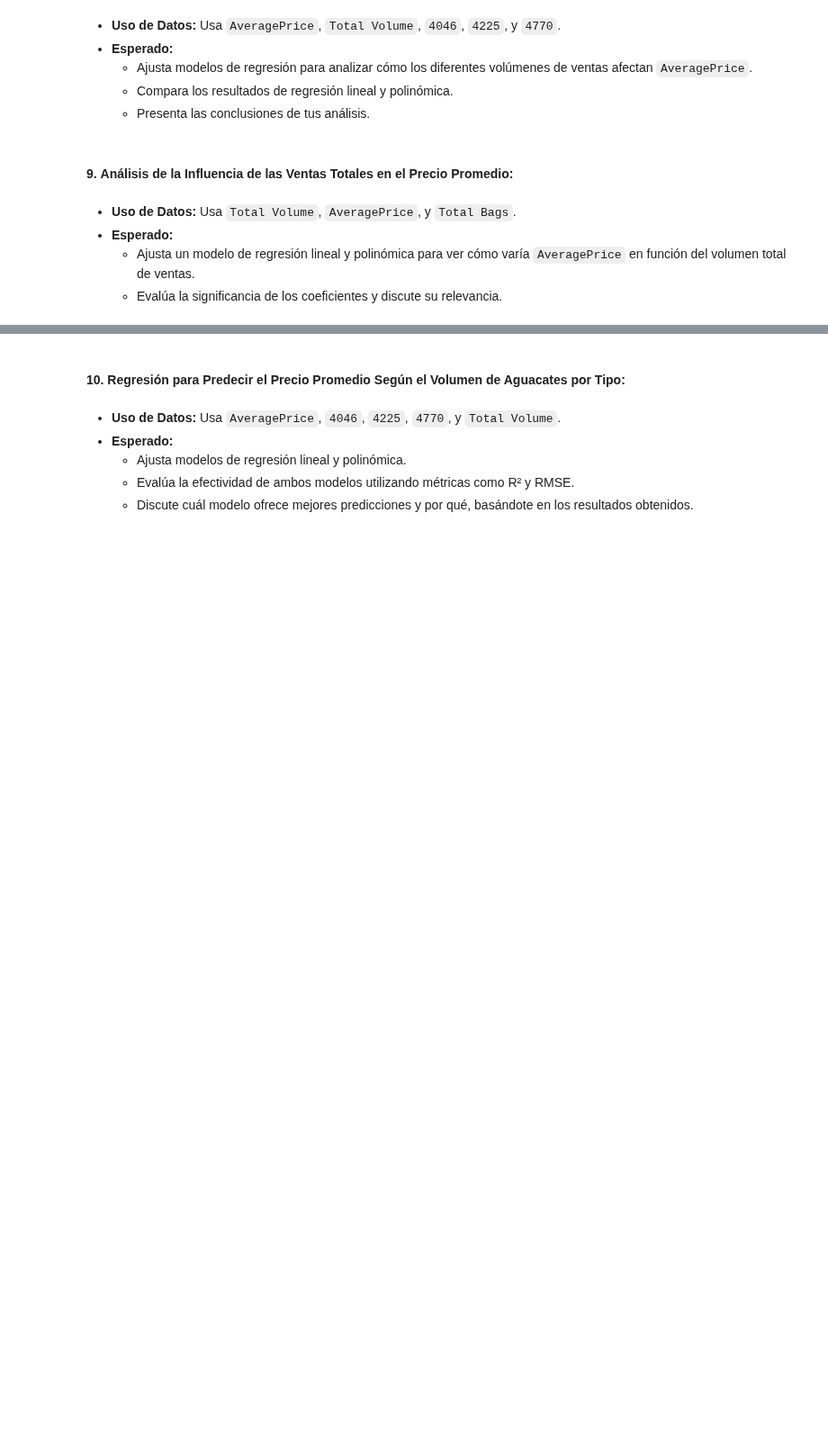
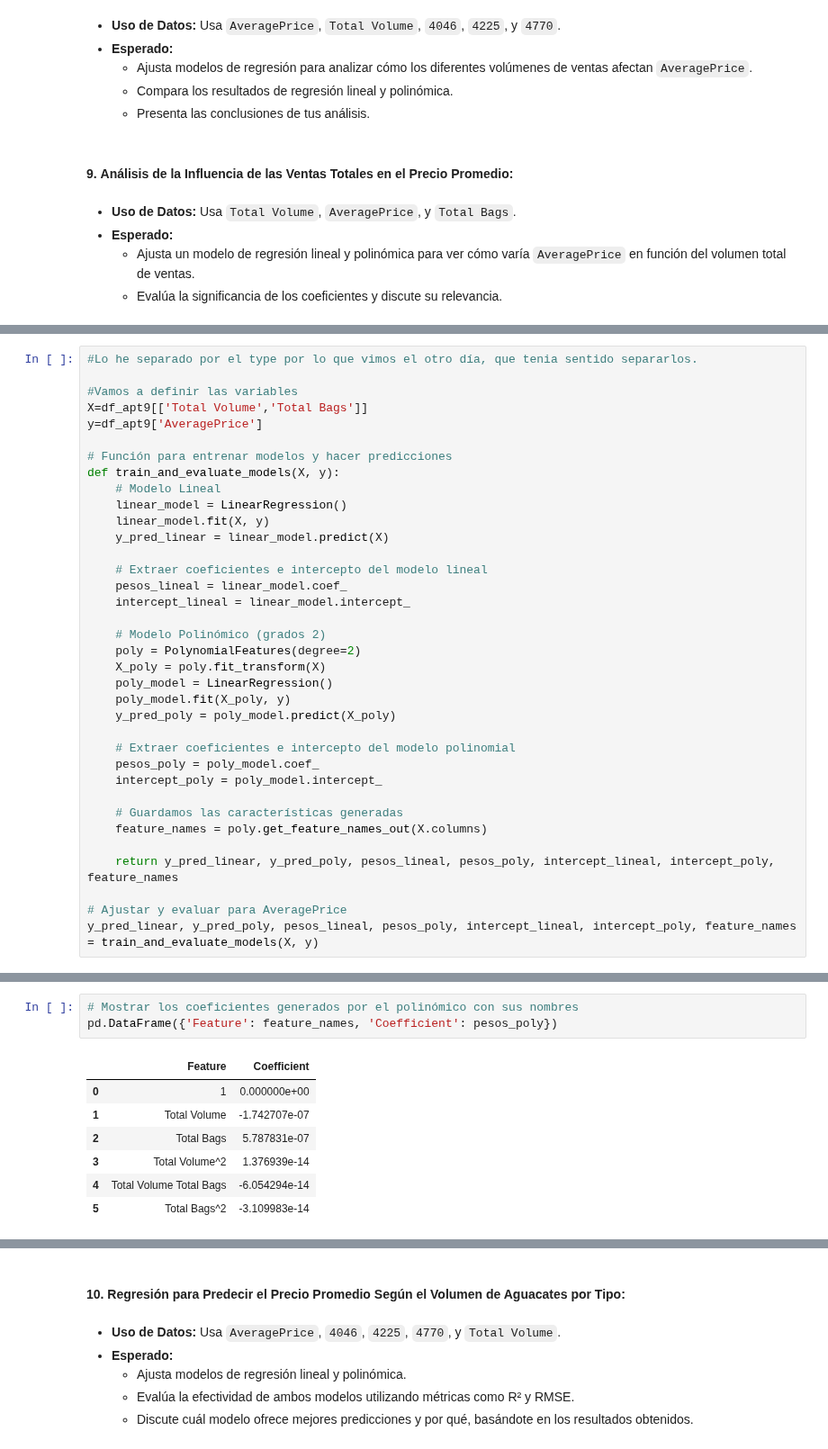
Before and after one commit to albagd77/MAGic-Avocado-TP1, a Jupyter notebook: 05_correlacion_y_regresion.ipynb, the cells around one changed output, grey strips where cells are left out. Shown at 90% size. Saved outputs shown, nothing was run; the diff lists cells and outputs as text; blank space fills up the shorter version.

```diff
--- a/05_correlacion_y_regresion.ipynb
+++ b/05_correlacion_y_regresion.ipynb
@@ -796,0 +828,36 @@ Por ejemplo, el coeficiente de Total Volume^2 es 4.110745e-08, lo que indica que
+# %%
+#Lo he separado por el type por lo que vimos el otro día, que tenia sentido separarlos.
+
+#Vamos a definir las variables
+X=df_apt9[['Total Volume','Total Bags']]
+y=df_apt9['AveragePrice']
+
+# Función para entrenar modelos y hacer predicciones
+def train_and_evaluate_models(X, y):
+    # Modelo Lineal
+    linear_model = LinearRegression()
+    linear_model.fit(X, y)
+    y_pred_linear = linear_model.predict(X)
+
+    # Extraer coeficientes e intercepto del modelo lineal
+    pesos_lineal = linear_model.coef_
+    intercept_lineal = linear_model.intercept_
+
+    # Modelo Polinómico (grados 2)
+    poly = PolynomialFeatures(degree=2)
+    X_poly = poly.fit_transform(X)
+    poly_model = LinearRegression()
+    poly_model.fit(X_poly, y)
+    y_pred_poly = poly_model.predict(X_poly)
+
+    # Extraer coeficientes e intercepto del modelo polinomial
+    pesos_poly = poly_model.coef_
+    intercept_poly = poly_model.intercept_
+
+    # Guardamos las características generadas
+    feature_names = poly.get_feature_names_out(X.columns)
+
+    return y_pred_linear, y_pred_poly, pesos_lineal, pesos_poly, intercept_lineal, intercept_poly, feature_names
+
+# Ajustar y evaluar para AveragePrice
+y_pred_linear, y_pred_poly, pesos_lineal, pesos_poly, intercept_lineal, intercept_poly, feature_names = train_and_evaluate_models(X, y)
@@ -796,0 +901,11 @@ Por ejemplo, el coeficiente de Total Volume^2 es 4.110745e-08, lo que indica que
+# %%
+# Mostrar los coeficientes generados por el polinómico con sus nombres
+pd.DataFrame({'Feature': feature_names, 'Coefficient': pesos_poly})
+# %% [output]
+|  | Feature | Coefficient |
+| 0 | 1 | 0.000000e+00 |
+| 1 | Total Volume | -1.742707e-07 |
+| 2 | Total Bags | 5.787831e-07 |
+| 3 | Total Volume^2 | 1.376939e-14 |
+| 4 | Total Volume Total Bags | -6.054294e-14 |
+| 5 | Total Bags^2 | -3.109983e-14 |
```
Also changed, not shown: parts of 5 cells of this notebook.
